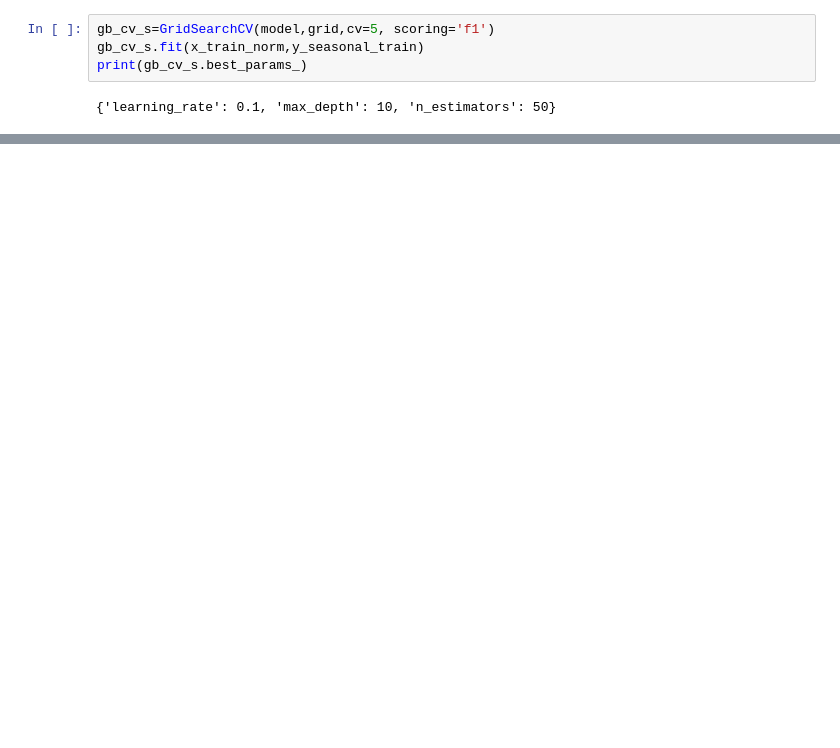
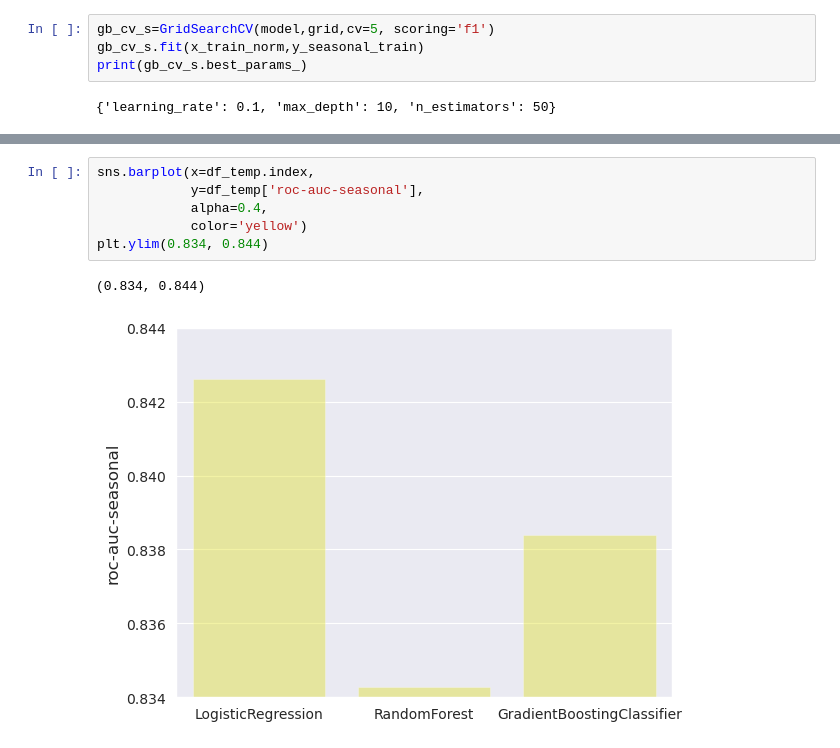
Before and after one commit to Rolf110/Flu-Shot-Learning---Competition, a Jupyter notebook: FirstTest.ipynb, the cells around one changed output, grey strips where cells are left out. Saved outputs shown, nothing was run; the diff lists cells and outputs as text; blank space fills up the shorter version.

```diff
--- a/FirstTest.ipynb
+++ b/FirstTest.ipynb
@@ -513,0 +543,9 @@ roc-auc seasonal: 0.8430655522018419
+# %%
+sns.barplot(x=df_temp.index,
+            y=df_temp['roc-auc-seasonal'],
+            alpha=0.4,
+            color='yellow')
+plt.ylim(0.834, 0.844)
+# %% [output]
+(0.834, 0.844)
+[figure, added]
```
Also changed, not shown: parts of 9 cells of this notebook.
